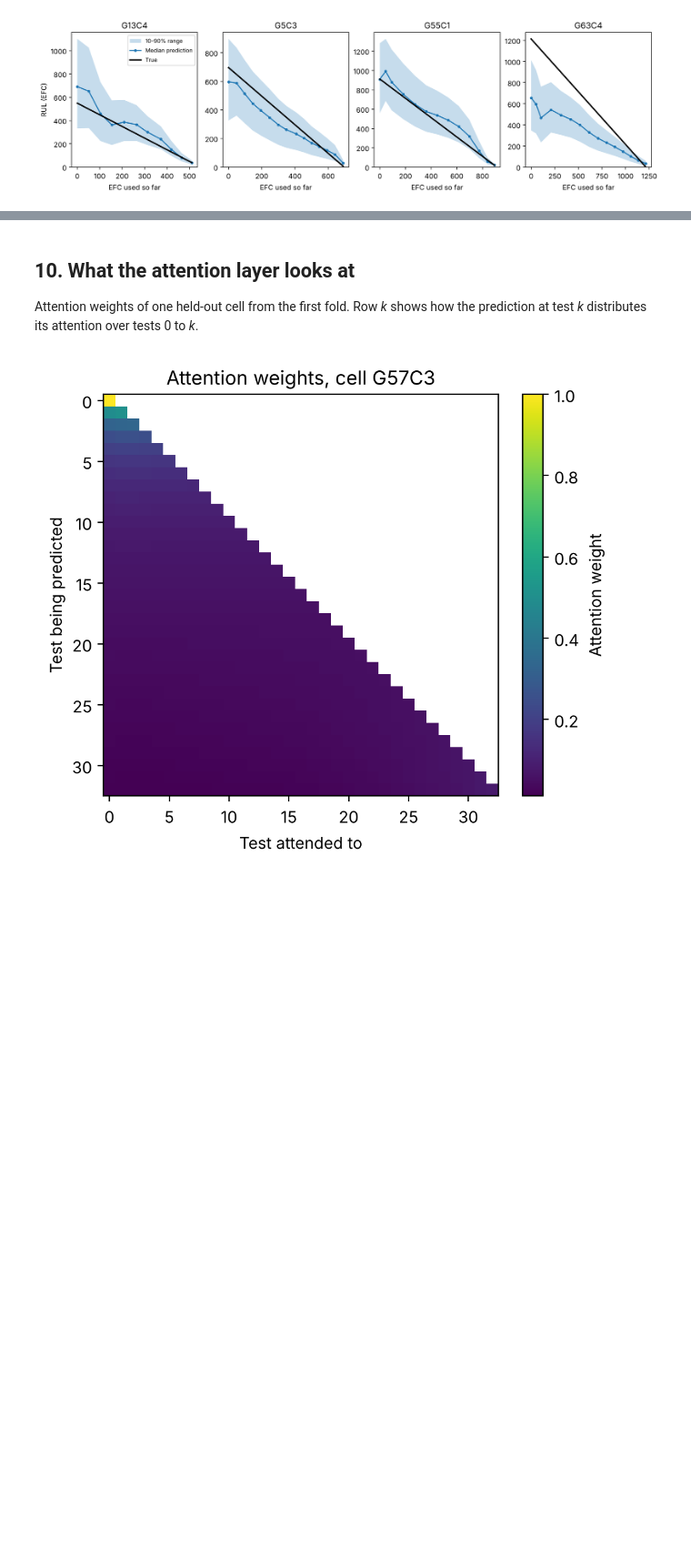
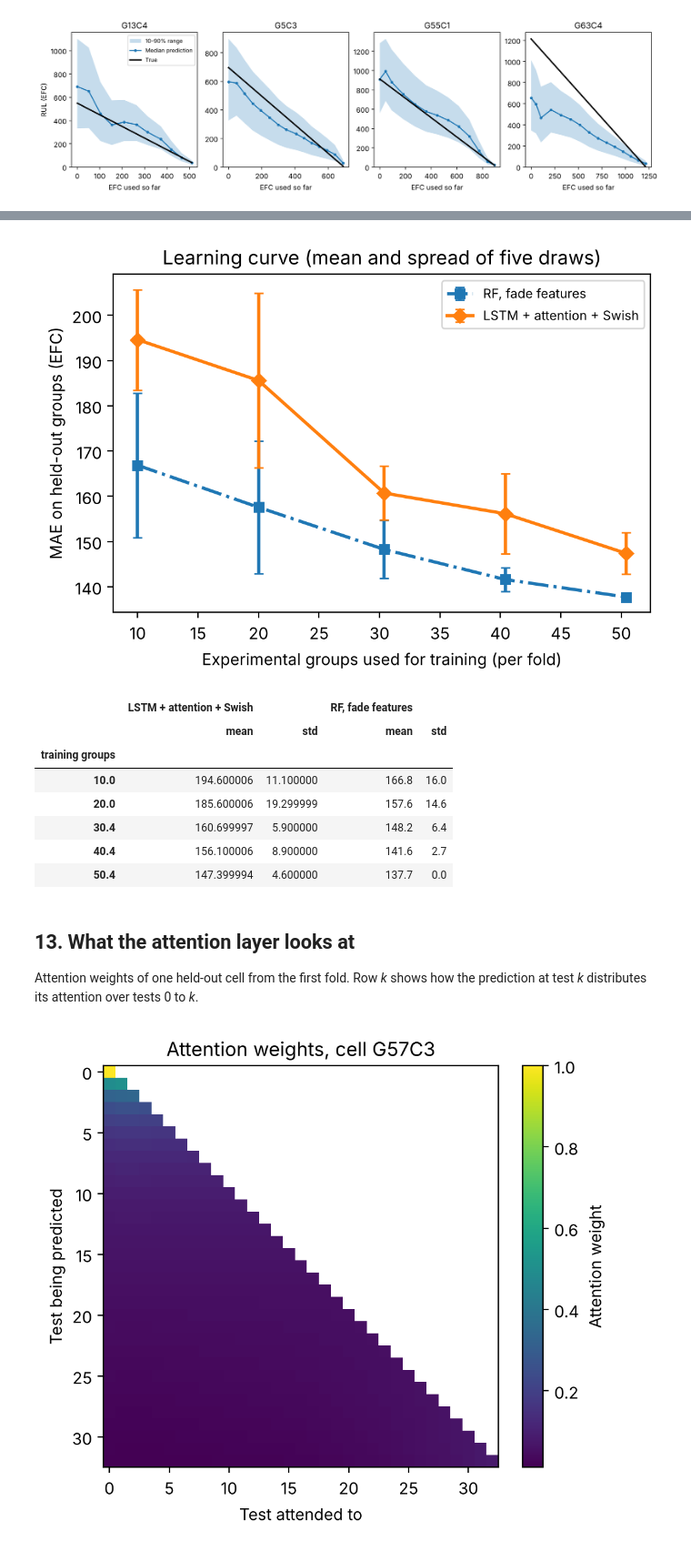
Before and after one commit to junbo9/battery-rul-lstm-attention, a Jupyter notebook: 02_train_models.ipynb, the cells around one changed output, grey strips where cells are left out. Shown at 91% size. Drawn from its saved outputs; the diff is of its cells as text; code cells hidden in the pictures; blank space fills up the shorter version.

```diff
--- a/02_train_models.ipynb
+++ b/02_train_models.ipynb
@@ -572,5 +705,51 @@ plt.show()
+# %%
+def rf_fade_on(train, test):
+    tr = steps['cell'].isin(set(cell_ids[train])).values
+    rf = RandomForestRegressor(n_estimators=300, min_samples_leaf=2, random_state=0, n_jobs=-1)
+    rf.fit(steps.loc[tr, FEATURES].values, np.log(steps.loc[tr, 'rul_efc'].values))
+    return np.exp(rf.predict(steps.loc[row_index[test][M[test]], FEATURES].values))
+
+lc_rows = []
+for frac in [0.2, 0.4, 0.6, 0.8, 1.0]:
+    for seed in range(N_SEEDS):
+        e_lstm, e_rf, n_groups = [], [], []
+        for f, (train, test) in enumerate(FOLDS):
+            groups = np.unique(cell_group[train])
+            keep = np.random.RandomState(1000 * seed + f).choice(groups, size=max(4, round(frac * len(groups))), replace=False)
+            sub = train[np.isin(cell_group[train], keep)]
+            pred, _ = train_fold(sub, test, attention=True, activation='swish', seed=seed)
+            e_lstm.append(np.abs(pred - RUL[test])[M[test]])
+            e_rf.append(np.abs(rf_fade_on(sub, test) - RUL[test][M[test]]))
+            n_groups.append(len(keep))
+        lc_rows.append({'training groups': np.mean(n_groups), 'seed': seed,
+                        'LSTM + attention + Swish': np.concatenate(e_lstm).mean(),
+                        'RF, fade features': np.concatenate(e_rf).mean()})
+learning = pd.DataFrame(lc_rows).groupby('training groups')[['LSTM + attention + Swish', 'RF, fade features']].agg(['mean', 'std'])
+learning.round(1).to_csv('figures/learning_curve.csv')
+
+fig, ax = plt.subplots(figsize=(6, 3.8))
+for name, style, marker in [('RF, fade features', '-.', 's'), ('LSTM + attention + Swish', '-', 'D')]:
+    ax.errorbar(learning.index, learning[(name, 'mean')], yerr=learning[(name, 'std')], linestyle=style,
+                marker=marker, lw=2, capsize=3, label=name)
+ax.set_xlabel('Experimental groups used for training (per fold)')
+ax.set_ylabel('MAE on held-out groups (EFC)')
+ax.set_title('Learning curve (mean and spread of five draws)')
+ax.legend(fontsize=8)
+fig.savefig('figures/learning_curve.png', dpi=150, bbox_inches='tight')
+plt.show()
+learning.round(1)
+# %% [output]
+[figure, added]
+|  | LSTM + attention + Swish |  | RF, fade features |  |
+|  | mean | std | mean | std |
+| training groups |  |  |  |  |
+| 10.0 | 194.600006 | 11.100000 | 166.8 | 16.0 |
+| 20.0 | 185.600006 | 19.299999 | 157.6 | 14.6 |
+| 30.4 | 160.699997 | 5.900000 | 148.2 | 6.4 |
+| 40.4 | 156.100006 | 8.900000 | 141.6 | 2.7 |
+| 50.4 | 147.399994 | 4.600000 | 137.7 | 0.0 |
 # %% [markdown]
-## 10. What the attention layer looks at
+## 13. What the attention layer looks at
 Attention weights of one held-out cell from the first fold. Row *k* shows how the prediction at test *k* distributes its attention over tests 0 to *k*.
 # %%
 info = deep_info['LSTM + attention + Swish']
```
Also changed, not shown: parts of 11 cells of this notebook, 9 other files.
